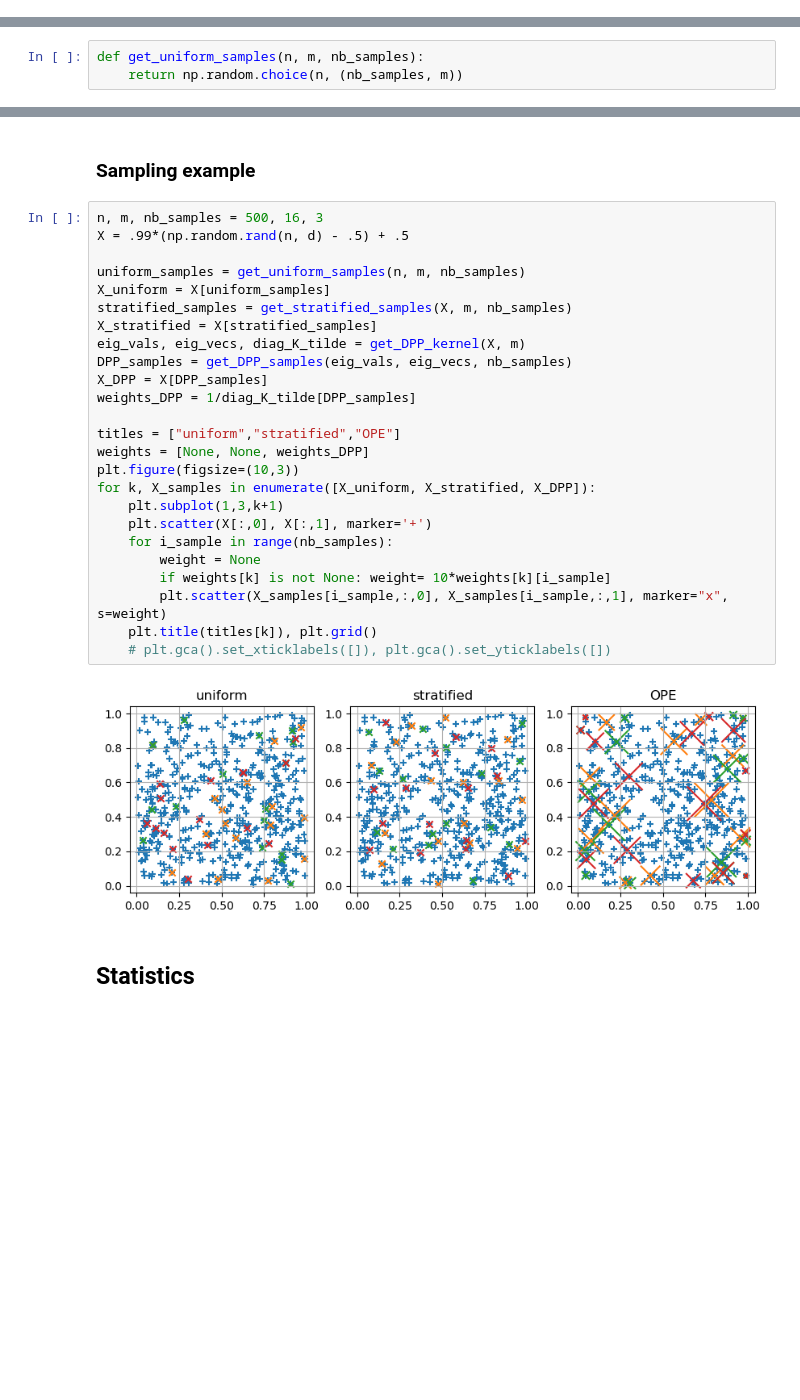
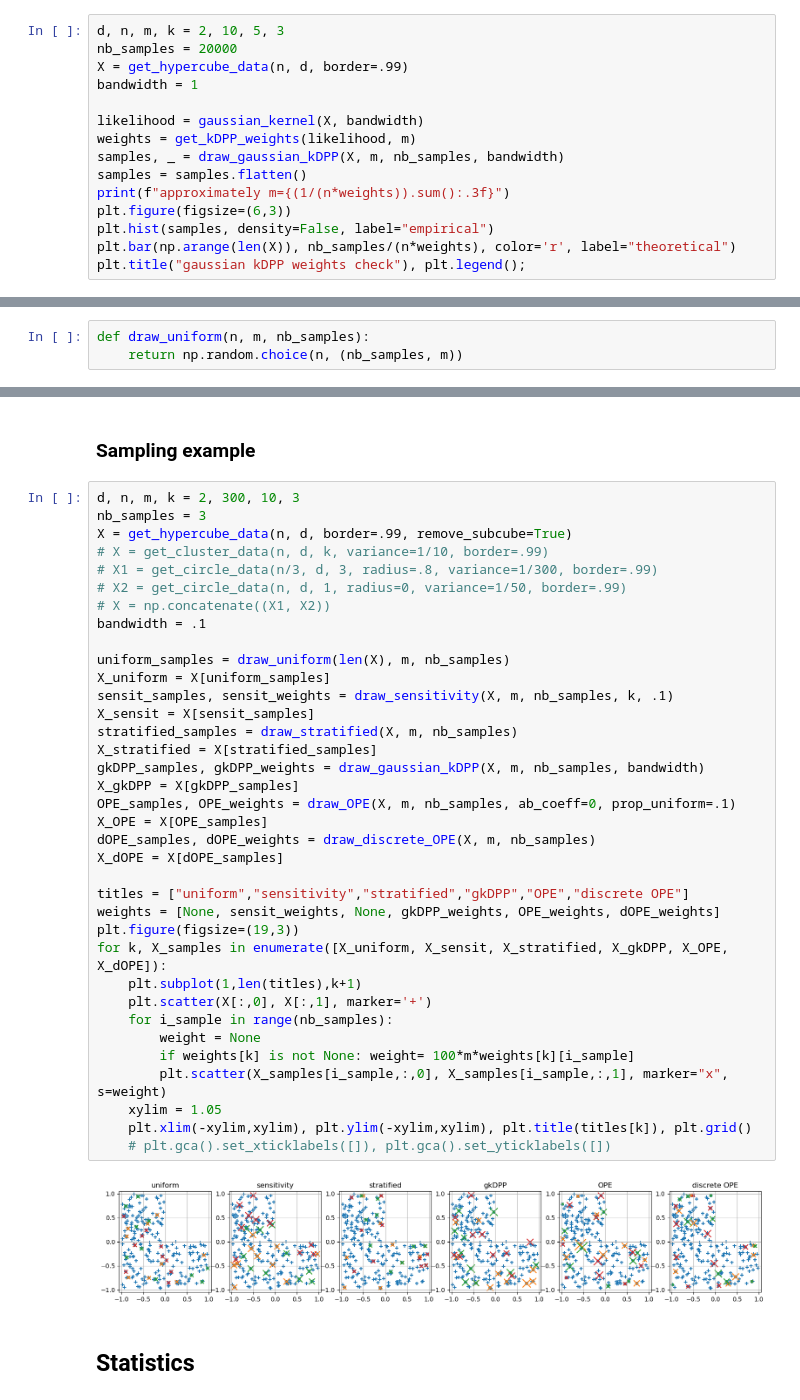
Before and after one commit to hsimonfroy/DPPcoresets, a Jupyter notebook: notebook/test.ipynb, the cells around one changed output, grey strips where cells are left out. Drawn from its saved outputs; the diff is of its cells as text; blank space fills up the shorter version.

```diff
--- a/notebook/test.ipynb
+++ b/notebook/test.ipynb
@@ -144,0 +291,15 @@ def get_DPP_samples(eig_vals, eig_vecs, nb_samples):
+# %%
+d, n, m, k = 2, 10, 5, 3
+nb_samples = 20000
+X = get_hypercube_data(n, d, border=.99)
+bandwidth = 1
+
+likelihood = gaussian_kernel(X, bandwidth)
+weights = get_kDPP_weights(likelihood, m)
+samples, _ = draw_gaussian_kDPP(X, m, nb_samples, bandwidth)
+samples = samples.flatten()
+print(f"approximately m={(1/(n*weights)).sum():.3f}")
+plt.figure(figsize=(6,3))
+plt.hist(samples, density=False, label="empirical")
+plt.bar(np.arange(len(X)), nb_samples/(n*weights), color='r', label="theoretical")
+plt.title("gaussian kDPP weights check"), plt.legend();
@@ -145,5 +309,5 @@ def get_DPP_samples(eig_vals, eig_vecs, nb_samples):
 # %% [markdown]
 ### i.i.d. uniform
 # %%
-def get_uniform_samples(n, m, nb_samples):
+def draw_uniform(n, m, nb_samples):
     return np.random.choice(n, (nb_samples, m))
@@ -180,31 +412,42 @@ def get_stratified_samples(X, m, nb_samples):
 # %% [markdown]
 ### Sampling example
 # %%
-n, m, nb_samples = 500, 16, 3
-X = .99*(np.random.rand(n, d) - .5) + .5
+d, n, m, k = 2, 300, 10, 3
+nb_samples = 3
+X = get_hypercube_data(n, d, border=.99, remove_subcube=True)
+# X = get_cluster_data(n, d, k, variance=1/10, border=.99)
+# X1 = get_circle_data(n/3, d, 3, radius=.8, variance=1/300, border=.99)
+# X2 = get_circle_data(n, d, 1, radius=0, variance=1/50, border=.99)
+# X = np.concatenate((X1, X2))
+bandwidth = .1
 
-uniform_samples = get_uniform_samples(n, m, nb_samples)
+uniform_samples = draw_uniform(len(X), m, nb_samples)
 X_uniform = X[uniform_samples]
-stratified_samples = get_stratified_samples(X, m, nb_samples)
+sensit_samples, sensit_weights = draw_sensitivity(X, m, nb_samples, k, .1)
+X_sensit = X[sensit_samples]
+stratified_samples = draw_stratified(X, m, nb_samples)
 X_stratified = X[stratified_samples]
-eig_vals, eig_vecs, diag_K_tilde = get_DPP_kernel(X, m)
-DPP_samples = get_DPP_samples(eig_vals, eig_vecs, nb_samples)
-X_DPP = X[DPP_samples]
-weights_DPP = 1/diag_K_tilde[DPP_samples]
+gkDPP_samples, gkDPP_weights = draw_gaussian_kDPP(X, m, nb_samples, bandwidth)
+X_gkDPP = X[gkDPP_samples]
+OPE_samples, OPE_weights = draw_OPE(X, m, nb_samples, ab_coeff=0, prop_uniform=.1)
+X_OPE = X[OPE_samples]
+dOPE_samples, dOPE_weights = draw_discrete_OPE(X, m, nb_samples)
+X_dOPE = X[dOPE_samples]
 
-titles = ["uniform","stratified","OPE"]
-weights = [None, None, weights_DPP]
-plt.figure(figsize=(10,3))
-for k, X_samples in enumerate([X_uniform, X_stratified, X_DPP]):
-    plt.subplot(1,3,k+1)
+titles = ["uniform","sensitivity","stratified","gkDPP","OPE","discrete OPE"]
+weights = [None, sensit_weights, None, gkDPP_weights, OPE_weights, dOPE_weights]
+plt.figure(figsize=(19,3))
+for k, X_samples in enumerate([X_uniform, X_sensit, X_stratified, X_gkDPP, X_OPE, X_dOPE]):
+    plt.subplot(1,len(titles),k+1)
     plt.scatter(X[:,0], X[:,1], marker='+')
     for i_sample in range(nb_samples):
         weight = None
-        if weights[k] is not None: weight= 10*weights[k][i_sample]
+        if weights[k] is not None: weight= 100*m*weights[k][i_sample]
         plt.scatter(X_samples[i_sample,:,0], X_samples[i_sample,:,1], marker="x", s=weight)
-    plt.title(titles[k]), plt.grid()
+    xylim = 1.05
+    plt.xlim(-xylim,xylim), plt.ylim(-xylim,xylim), plt.title(titles[k]), plt.grid()
     # plt.gca().set_xticklabels([]), plt.gca().set_yticklabels([])
 # %% [output]
-[figure, old version]
+[figure, new version]
 # %% [markdown]
 ## Statistics
```
Also changed, not shown: parts of 38 cells of this notebook, 2 other files.
